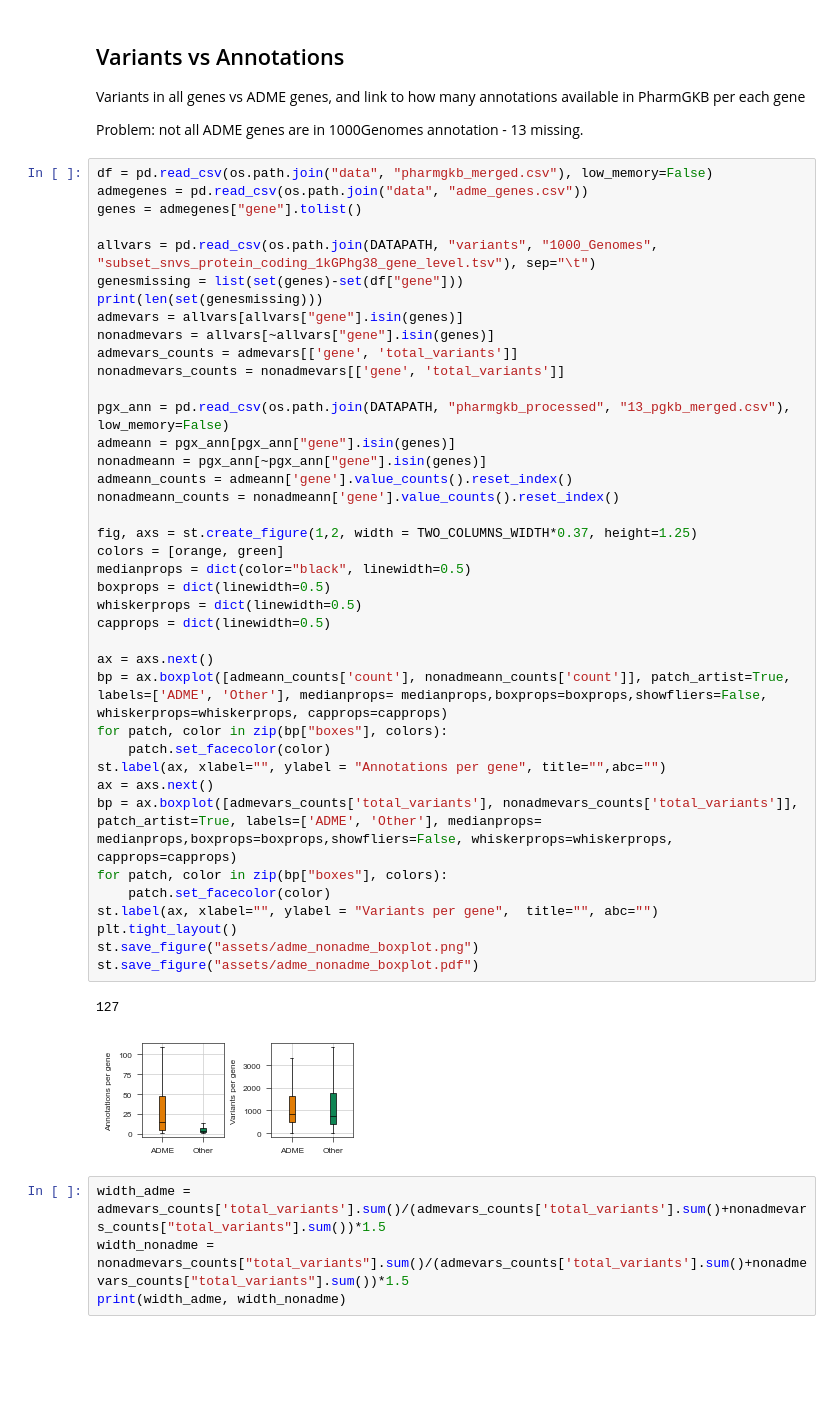
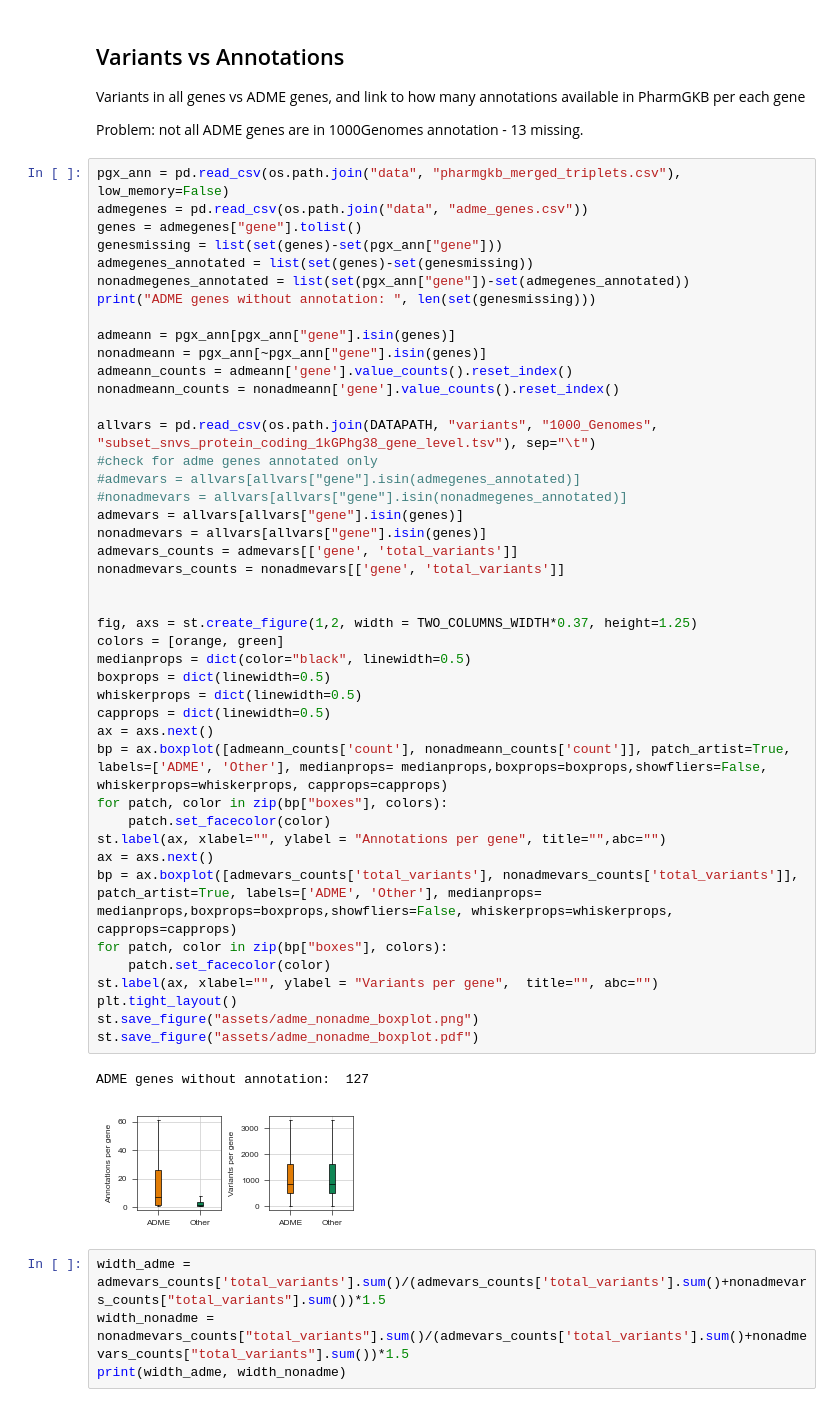
Before and after one commit to ersilia-os/pharmacogx-embeddings, a Jupyter notebook: paper/figure1_global_data.ipynb, the cells around one changed output. Drawn from its saved outputs; the diff is of its cells as text; blank space fills up the shorter version.

```diff
--- a/paper/figure1_global_data.ipynb
+++ b/paper/figure1_global_data.ipynb
@@ -328,47 +231,51 @@ Variants in all genes vs ADME genes, and link to how many annotations available
 
 Problem: not all ADME genes are in 1000Genomes annotation - 13 missing.
 # %%
-df = pd.read_csv(os.path.join("data", "pharmgkb_merged.csv"), low_memory=False)
+pgx_ann = pd.read_csv(os.path.join("data", "pharmgkb_merged_triplets.csv"), low_memory=False)
 admegenes = pd.read_csv(os.path.join("data", "adme_genes.csv"))
 genes = admegenes["gene"].tolist()
+genesmissing = list(set(genes)-set(pgx_ann["gene"]))
+admegenes_annotated = list(set(genes)-set(genesmissing))
+nonadmegenes_annotated = list(set(pgx_ann["gene"])-set(admegenes_annotated))
+print("ADME genes without annotation: ", len(set(genesmissing)))
 
-allvars = pd.read_csv(os.path.join(DATAPATH, "variants", "1000_Genomes", "subset_snvs_protein_coding_1kGPhg38_gene_level.tsv"), sep="\t")
-genesmissing = list(set(genes)-set(df["gene"]))
-print(len(set(genesmissing)))
-admevars = allvars[allvars["gene"].isin(genes)]
-nonadmevars = allvars[~allvars["gene"].isin(genes)]
-admevars_counts = admevars[['gene', 'total_variants']]
-nonadmevars_counts = nonadmevars[['gene', 'total_variants']]
-
-pgx_ann = pd.read_csv(os.path.join(DATAPATH, "pharmgkb_processed", "13_pgkb_merged.csv"), low_memory=False)
 admeann = pgx_ann[pgx_ann["gene"].isin(genes)]
 nonadmeann = pgx_ann[~pgx_ann["gene"].isin(genes)]
 admeann_counts = admeann['gene'].value_counts().reset_index()
 nonadmeann_counts = nonadmeann['gene'].value_counts().reset_index()
+
+allvars = pd.read_csv(os.path.join(DATAPATH, "variants", "1000_Genomes", "subset_snvs_protein_coding_1kGPhg38_gene_level.tsv"), sep="\t")
+#check for adme genes annotated only
+#admevars = allvars[allvars["gene"].isin(admegenes_annotated)]
+#nonadmevars = allvars[allvars["gene"].isin(nonadmegenes_annotated)]
+admevars = allvars[allvars["gene"].isin(genes)]
+nonadmevars = allvars[allvars["gene"].isin(genes)]
+admevars_counts = admevars[['gene', 'total_variants']]
+nonadmevars_counts = nonadmevars[['gene', 'total_variants']]
+
 
 fig, axs = st.create_figure(1,2, width = TWO_COLUMNS_WIDTH*0.37, height=1.25)
 colors = [orange, green]
 medianprops = dict(color="black", linewidth=0.5)
 boxprops = dict(linewidth=0.5)
 whiskerprops = dict(linewidth=0.5)
 capprops = dict(linewidth=0.5)
-
 ax = axs.next()
 bp = ax.boxplot([admeann_counts['count'], nonadmeann_counts['count']], patch_artist=True, labels=['ADME', 'Other'], medianprops= medianprops,boxprops=boxprops,showfliers=False, whiskerprops=whiskerprops, capprops=capprops)
 for patch, color in zip(bp["boxes"], colors):
     patch.set_facecolor(color)
 st.label(ax, xlabel="", ylabel = "Annotations per gene", title="",abc="")
 ax = axs.next()
 bp = ax.boxplot([admevars_counts['total_variants'], nonadmevars_counts['total_variants']], patch_artist=True, labels=['ADME', 'Other'], medianprops= medianprops,boxprops=boxprops,showfliers=False, whiskerprops=whiskerprops, capprops=capprops)
 for patch, color in zip(bp["boxes"], colors):
     patch.set_facecolor(color)
 st.label(ax, xlabel="", ylabel = "Variants per gene",  title="", abc="")
 plt.tight_layout()
 st.save_figure("assets/adme_nonadme_boxplot.png")
 st.save_figure("assets/adme_nonadme_boxplot.pdf")
 # %% [output]
-127
+ADME genes without annotation:  127
-[figure, old version]
+[figure, new version]
 # %%
 width_adme = admevars_counts['total_variants'].sum()/(admevars_counts['total_variants'].sum()+nonadmevars_counts["total_variants"].sum())*1.5
 width_nonadme = nonadmevars_counts["total_variants"].sum()/(admevars_counts['total_variants'].sum()+nonadmevars_counts["total_variants"].sum())*1.5
```
Also changed, not shown: parts of 7 cells of this notebook, 13 other files.
